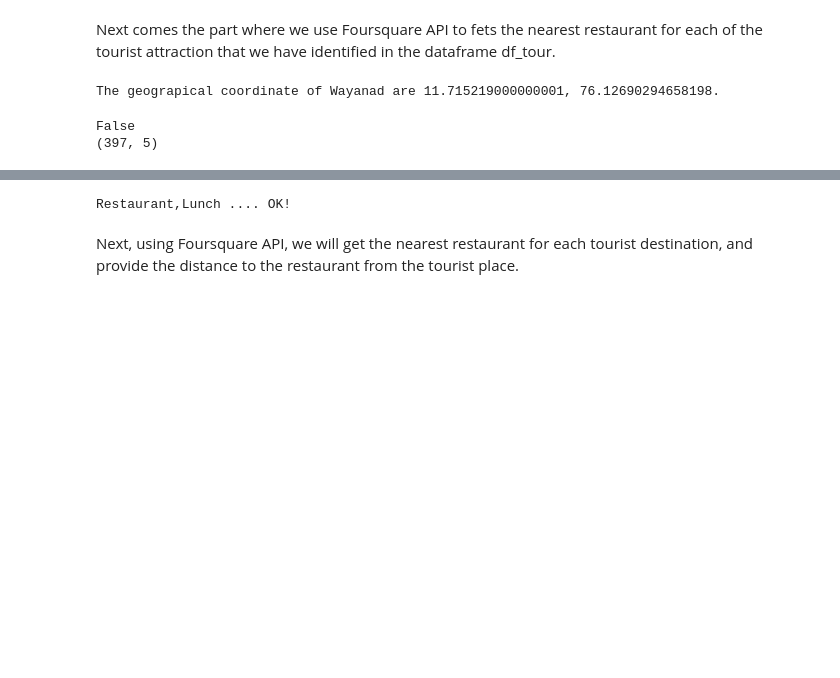
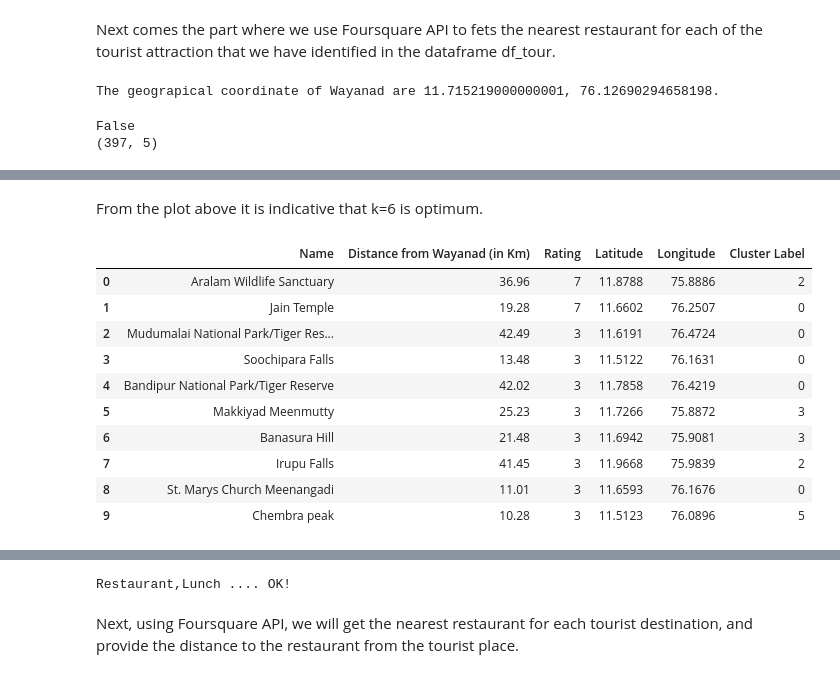
Before and after one commit to vaishnaviv03/CapstoneProject, a Jupyter notebook: Capstone Project - Explore Wayanad!.ipynb, the cells around one changed output, grey strips where cells are left out. Cells and saved outputs as stored; diff of their text form; code cells hidden in the pictures; blank space fills up the shorter version.

```diff
--- a/Capstone Project - Explore Wayanad!.ipynb
+++ b/Capstone Project - Explore Wayanad!.ipynb
@@ -233,0 +261,22 @@ False
+# %% [markdown]
+From the plot above it is indicative that k=6 is optimum.
+# %%
+# Lets add cluster label for each entry
+kmeans = KMeans(n_clusters = 6, init ='k-means++')
+kmeans.fit(df_tour[["Latitude","Longitude"]]) # Compute k-means clustering.
+df_tour['Cluster Label'] = kmeans.fit_predict(df_tour[["Latitude","Longitude"]])
+centers = kmeans.cluster_centers_ # Coordinates of cluster centers.
+labels = kmeans.predict(df_tour[["Latitude","Longitude"]]) # Labels of each point
+df_tour.head(10)
+# %% [output]
+|  | Name | Distance from Wayanad (in Km) | Rating | Latitude | Longitude | Cluster Label |
+| 0 | Aralam Wildlife Sanctuary | 36.96 | 7 | 11.8788 | 75.8886 | 2 |
+| 1 | Jain Temple | 19.28 | 7 | 11.6602 | 76.2507 | 0 |
+| 2 | Mudumalai National Park/Tiger Res... | 42.49 | 3 | 11.6191 | 76.4724 | 0 |
+| 3 | Soochipara Falls | 13.48 | 3 | 11.5122 | 76.1631 | 0 |
+| 4 | Bandipur National Park/Tiger Reserve | 42.02 | 3 | 11.7858 | 76.4219 | 0 |
+| 5 | Makkiyad Meenmutty | 25.23 | 3 | 11.7266 | 75.8872 | 3 |
+| 6 | Banasura Hill | 21.48 | 3 | 11.6942 | 75.9081 | 3 |
+| 7 | Irupu Falls | 41.45 | 3 | 11.9668 | 75.9839 | 2 |
+| 8 | St. Marys Church Meenangadi | 11.01 | 3 | 11.6593 | 76.1676 | 0 |
+| 9 | Chembra peak | 10.28 | 3 | 11.5123 | 76.0896 | 5 |
```
Also changed, not shown: parts of 8 cells of this notebook.
